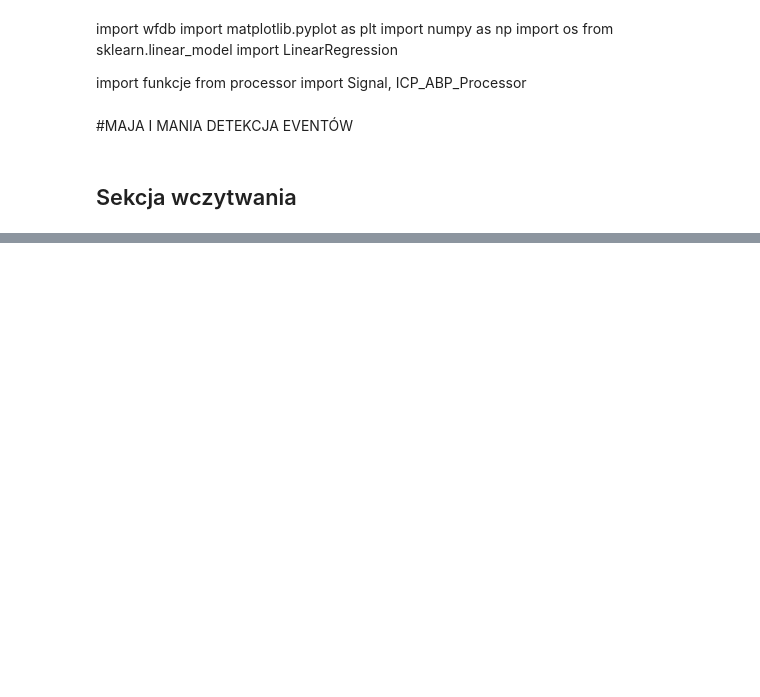
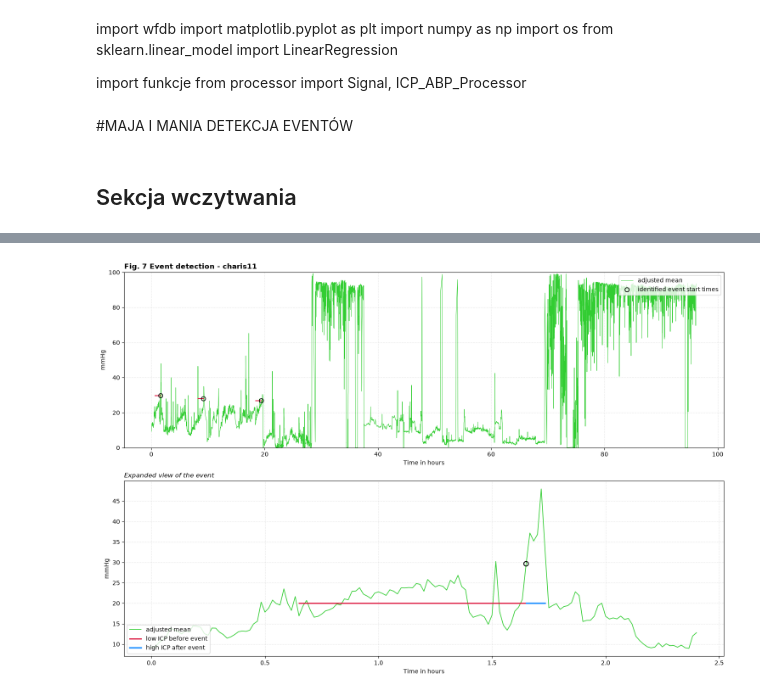
Before and after one commit to Michuupk/jednowymiarowe_sygnaly_projekt, a Jupyter notebook: detekcja_eventow.ipynb, the cells around one changed output, grey strips where cells are left out. Saved outputs shown, nothing was run; the diff lists cells and outputs as text; code cells hidden in the pictures; blank space fills up the shorter version.

```diff
--- a/detekcja_eventow.ipynb
+++ b/detekcja_eventow.ipynb
@@ -215,0 +331,83 @@ TypeError: can only concatenate str (not "int") to str
+# %%
+
+# =========================================================================
+# 3. GENEROWANIE WYKRESU W STYLU "FIG. 7 EVENT DETECTION"
+# =========================================================================
+# Tworzymy dwa wykresy jeden pod drugim (Główny oraz Przybliżenie)
+fig, (ax1, ax2) = plt.subplots(2, 1, figsize=(15, 10))
+
+# Przeliczamy indeksy minutowe z ramki DataFrame na godziny dla osi X
+time_hours = processor.df.index / 60
+
+# --- WYKRES 1: CAŁOŚĆ (GÓRA) ---
+ax1.plot(time_hours, processor.df['MICP'], color='limegreen', linewidth=0.7, label='adjusted mean')
+
+# Naniesienie kółeczek i linii "quiet period" dla każdego segmentu klinicznego
+for i, seg in enumerate(processor.final_segments):
+    start_h = seg['event_start_min'] / 60
+    pre_start_h = seg['pre_event_start_min'] / 60
+    # Pobieramy wartość ICP w minucie startu, aby na tej wysokości narysować linię
+    y_val = processor.df.loc[seg['event_start_min'], 'MICP']
+
+    # Czerwona linia oznaczająca okres ciszy przed zdarzeniem (1 godzina)
+    ax1.plot([pre_start_h, start_h], [y_val, y_val], color='crimson', linewidth=1.5, zorder=3)
+
+    # Czarne kółeczko oznaczające dokładny początek zdarzenia
+    # Używamy label tylko dla pierwszego elementu, żeby nie dublować legendy
+    lbl = 'identified event start times' if i == 0 else ""
+    ax1.scatter(start_h, y_val, facecolors='none', edgecolors='black', s=50, linewidth=1.2, zorder=4, label=lbl)
+
+ax1.set_title(f'Fig. 7 Event detection - {record_name}', fontsize=12, fontweight='bold', loc='left')
+ax1.set_xlabel('Time in hours')
+ax1.set_ylabel('mmHg')
+ax1.set_ylim(0, 100)
+ax1.grid(True, linestyle=':', alpha=0.5)
+ax1.legend(loc='upper right')
+
+
+# --- WYKRES 2: EXPANDED VIEW (DÓŁ) ---
+if len(processor.final_segments) > 0:
+    # Do prezentacji przybliżenia wybieramy pierwszy spełniający warunki segment
+    seg_zoom = processor.final_segments[0]
+
+    # Określamy granice przybliżenia: 40 minut przed okresem ciszy i 40 minut po evencie
+    pad_mins = 40
+    zoom_start_min = max(0, seg_zoom['pre_event_start_min'] - pad_mins)
+    zoom_end_min = min(len(processor.df) - 1, seg_zoom['event_end_min'] + pad_mins)
+
+    # Wycinamy fragment danych do przybliżenia
+    df_zoom = processor.df.loc[zoom_start_min:zoom_end_min]
+    time_hours_zoom = df_zoom.index / 60
+
+    # Rysujemy zieloną linię sygnału w przybliżeniu
+    ax2.plot(time_hours_zoom, df_zoom['MICP'], color='limegreen', linewidth=1.2, label='adjusted mean')
+
+    # Wyznaczamy współrzędne czasowe w godzinach dla linii statusu
+    h_pre_start = seg_zoom['pre_event_start_min'] / 60
+    h_event_start = seg_zoom['event_start_min'] / 60
+    h_event_end = seg_zoom['event_end_min'] / 60
+
+    # Czerwona pozioma linia: "low ICP before event" (okres ciszy) na wysokości 25 mmHg
+    ax2.plot([h_pre_start, h_event_start], [20, 20], color='crimson', linewidth=2, label='low ICP before event')
+
+    # Niebieska pozioma linia: "high ICP after event" (trwanie eventu) na wysokości 25 mmHg
+    ax2.plot([h_event_start, h_event_end], [20, 20], color='dodgerblue', linewidth=2.5, label='high ICP after event')
+
+    # Czarne kółeczko w punkcie startu na wykresie przybliżonym
+    y_zoom_start = processor.df.loc[seg_zoom['event_start_min'], 'MICP']
+    ax2.scatter(h_event_start, y_zoom_start, facecolors='none', edgecolors='black', s=60, linewidth=1.5, zorder=4)
+
+    ax2.set_title(f'Expanded view of the event', fontsize=11, style='italic', loc='left')
+    ax2.set_xlabel('Time in hours')
+    ax2.set_ylabel('mmHg')
+    ax2.grid(True, linestyle=':', alpha=0.5)
+    ax2.legend(loc='lower left')
+else:
+    # Komunikat awaryjny, jeśli żaden event nie miał idealnej godziny czystego sygnału przed sobą
+    ax2.text(0.5, 0.5, "Brak segmentów klinicznych spełniających\nkryterium 1h czystego sygnału przed eventem.",
+             ha='center', va='center', fontsize=12, color='gray')
+
+plt.tight_layout()
+plt.show()
+# %% [output]
+[figure, added]
```
Also changed, not shown: parts of 3 cells of this notebook, 2 other files.
